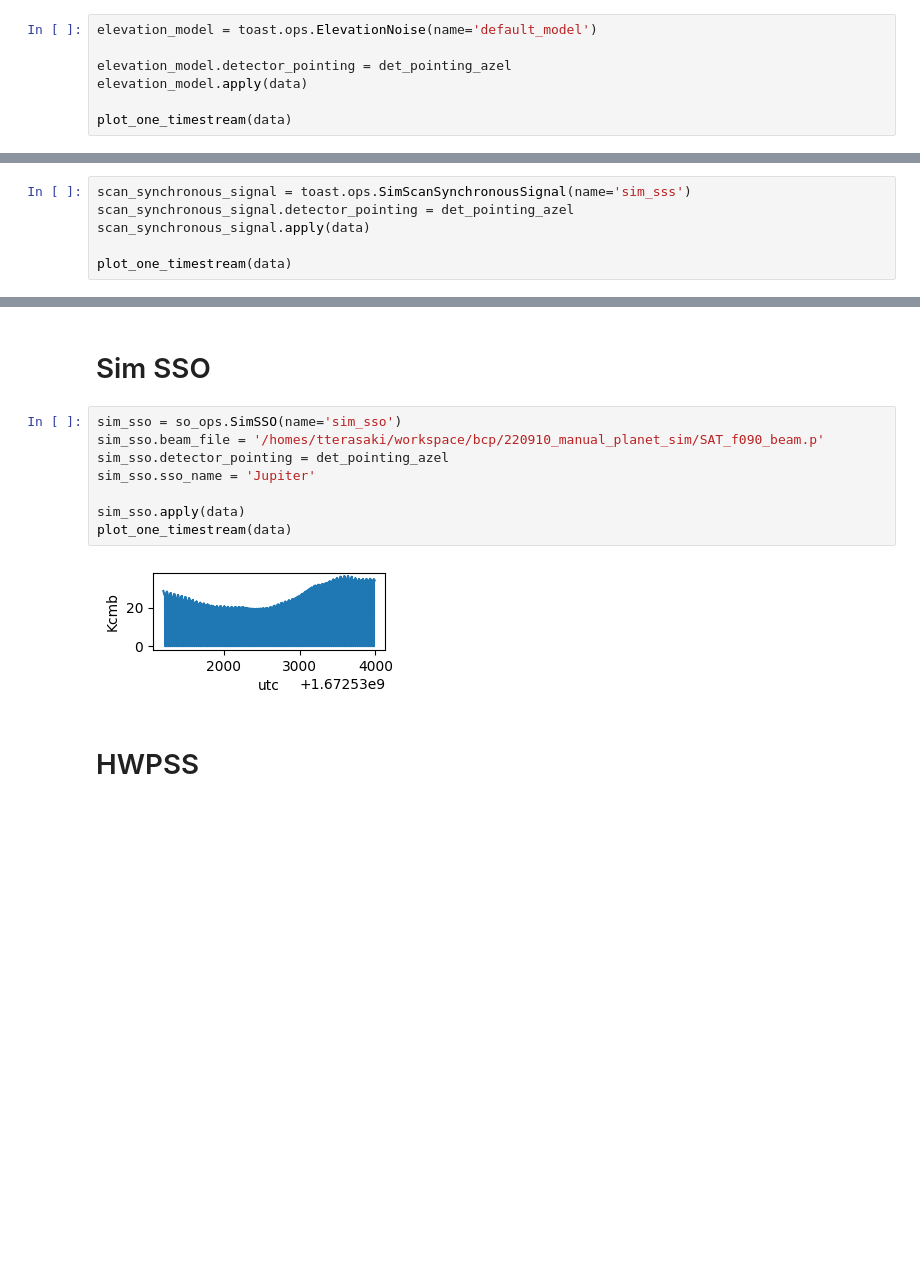
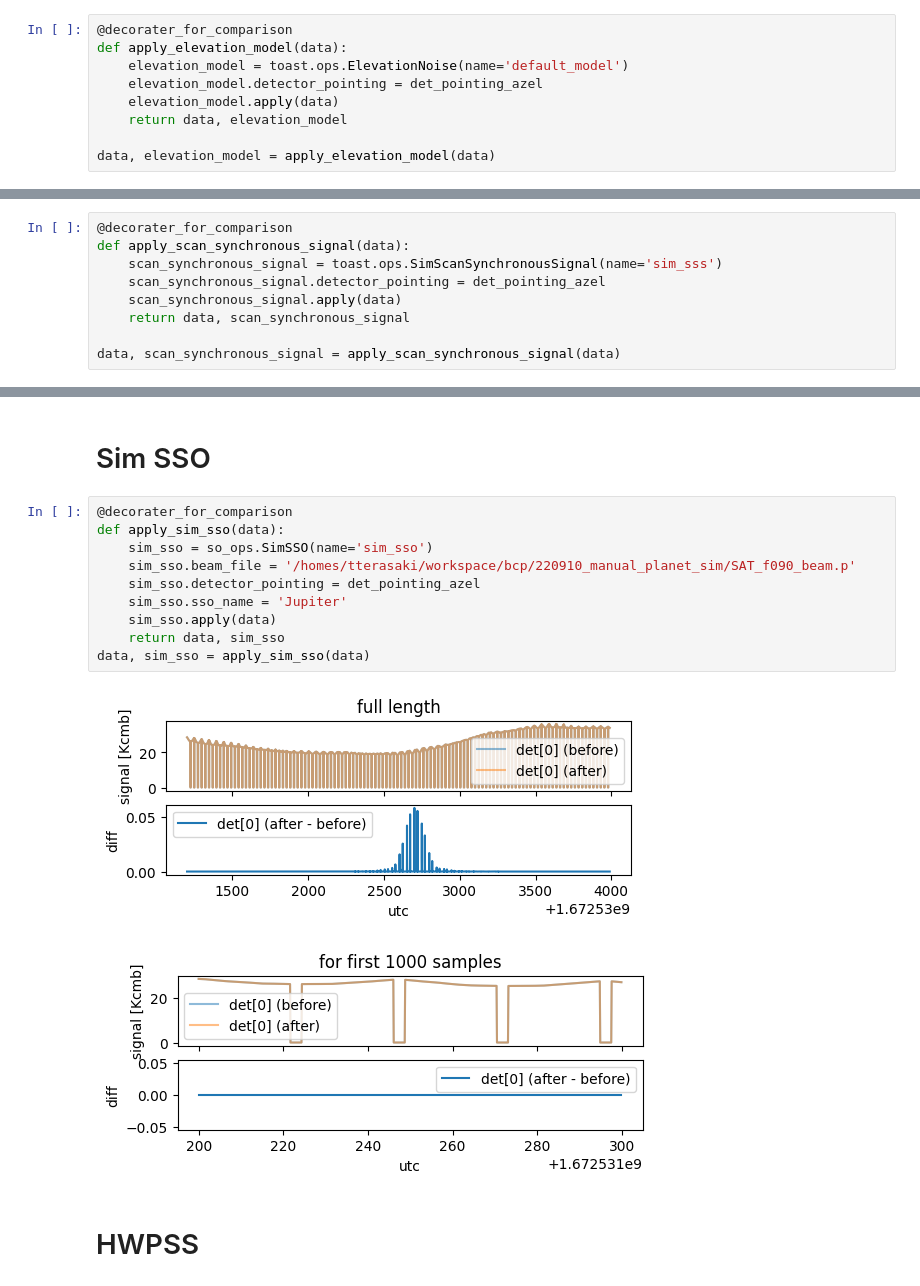
Before and after one commit to tterasaki/bcp, a Jupyter notebook: 220910_manual_planet_sim/manual_sim.ipynb, the cells around one changed output, grey strips where cells are left out. Drawn from its saved outputs; the diff is of its cells as text; blank space fills up the shorter version.

```diff
--- a/220910_manual_planet_sim/manual_sim.ipynb
+++ b/220910_manual_planet_sim/manual_sim.ipynb
@@ -140,10 +243,12 @@ ax.plot(data.obs[0].shared['times'], data.obs[0].shared['azimuth'])
 # %% [markdown]
 # Elevation Noise model
 # %%
-elevation_model = toast.ops.ElevationNoise(name='default_model')
+@decorater_for_comparison
+def apply_elevation_model(data):
+    elevation_model = toast.ops.ElevationNoise(name='default_model')
+    elevation_model.detector_pointing = det_pointing_azel
+    elevation_model.apply(data)
+    return data, elevation_model
 
-elevation_model.detector_pointing = det_pointing_azel
-elevation_model.apply(data)
-
-plot_one_timestream(data)
+data, elevation_model = apply_elevation_model(data)
 # %% [output]
@@ -234,7 +360,10 @@ plot_one_timestream(data)
 # %%
-scan_synchronous_signal = toast.ops.SimScanSynchronousSignal(name='sim_sss')
-scan_synchronous_signal.detector_pointing = det_pointing_azel
-scan_synchronous_signal.apply(data)
+@decorater_for_comparison
+def apply_scan_synchronous_signal(data):
+    scan_synchronous_signal = toast.ops.SimScanSynchronousSignal(name='sim_sss')
+    scan_synchronous_signal.detector_pointing = det_pointing_azel
+    scan_synchronous_signal.apply(data)
+    return data, scan_synchronous_signal
 
-plot_one_timestream(data)
+data, scan_synchronous_signal = apply_scan_synchronous_signal(data)
 # %% [output]
@@ -242,15 +372,18 @@ plot_one_timestream(data)
 # %% [markdown]
 # Sim SSO
 # %%
-sim_sso = so_ops.SimSSO(name='sim_sso')
-sim_sso.beam_file = '/homes/tterasaki/workspace/bcp/220910_manual_planet_sim/SAT_f090_beam.p'
-sim_sso.detector_pointing = det_pointing_azel
-sim_sso.sso_name = 'Jupiter'
-
-sim_sso.apply(data)
-plot_one_timestream(data)
+@decorater_for_comparison
+def apply_sim_sso(data):
+    sim_sso = so_ops.SimSSO(name='sim_sso')
+    sim_sso.beam_file = '/homes/tterasaki/workspace/bcp/220910_manual_planet_sim/SAT_f090_beam.p'
+    sim_sso.detector_pointing = det_pointing_azel
+    sim_sso.sso_name = 'Jupiter'
+    sim_sso.apply(data)
+    return data, sim_sso
+data, sim_sso = apply_sim_sso(data)
 # %% [output]
-[figure, old version]
+[figure, new version]
+[figure, added]
 # %% [markdown]
 # HWPSS
 # %%
```
Also changed, not shown: parts of 33 cells of this notebook.
